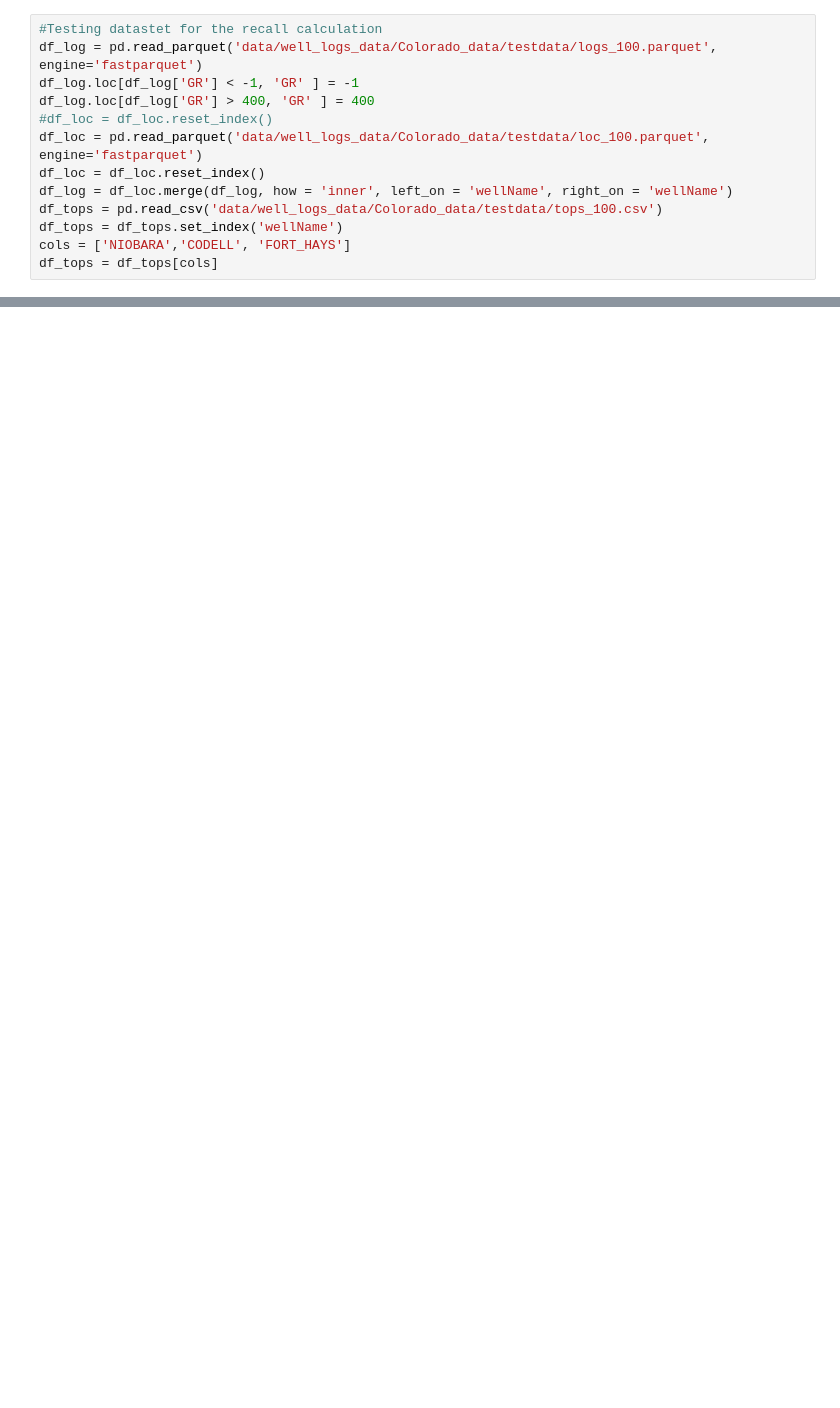
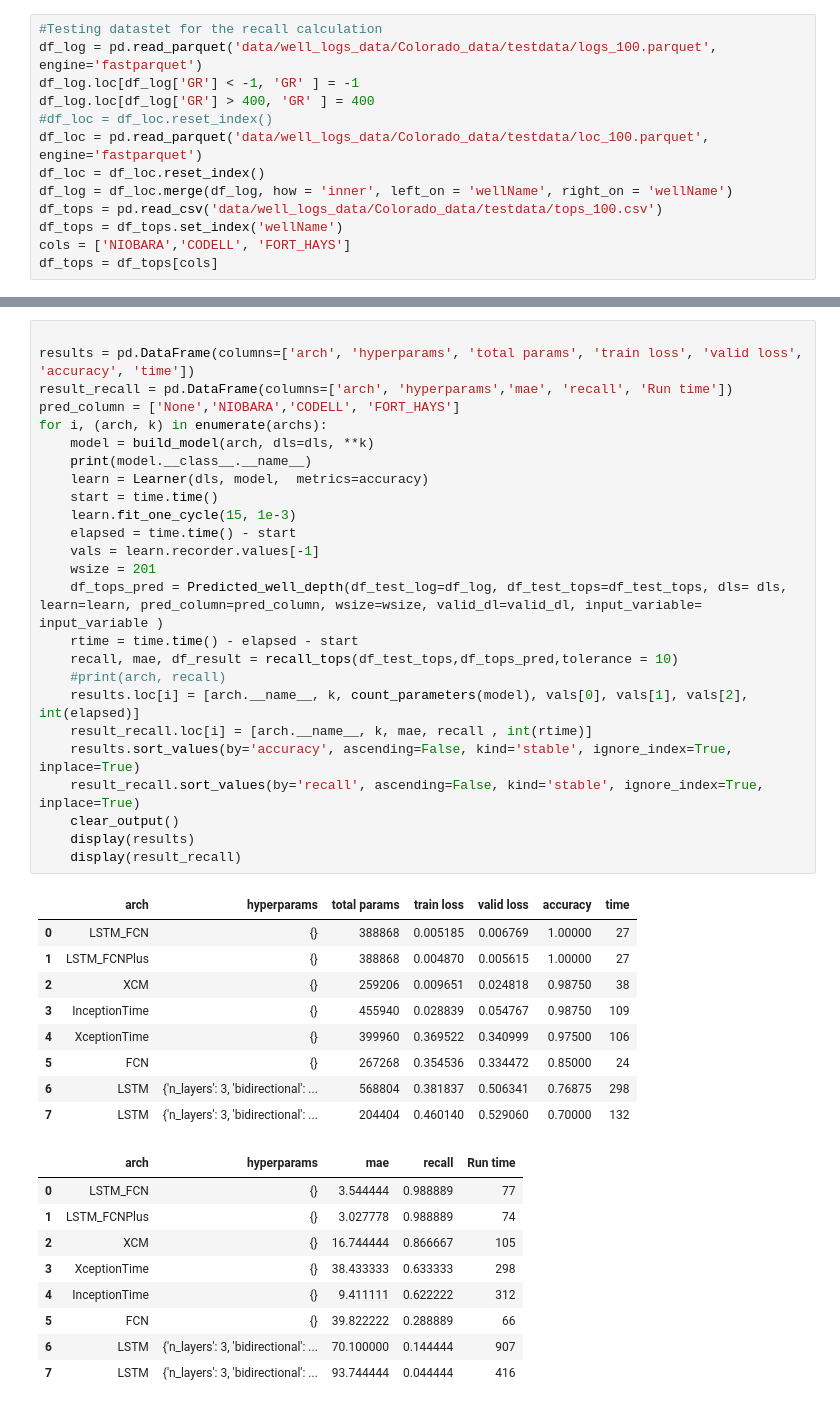
Before and after one commit to suryaprakashdev/Transformers_for_Time_series, a Jupyter notebook: Tutorial_Marker_propagation.ipynb, the cells around one changed output, grey strips where cells are left out. Drawn from its saved outputs; the diff is of its cells as text; blank space fills up the shorter version.

```diff
--- a/Tutorial_Marker_propagation.ipynb
+++ b/Tutorial_Marker_propagation.ipynb
@@ -32,0 +62,44 @@ X_train.shape, y_train.shape
+# %%
+
+results = pd.DataFrame(columns=['arch', 'hyperparams', 'total params', 'train loss', 'valid loss', 'accuracy', 'time'])
+result_recall = pd.DataFrame(columns=['arch', 'hyperparams','mae', 'recall', 'Run time'])
+pred_column = ['None','NIOBARA','CODELL', 'FORT_HAYS']
+for i, (arch, k) in enumerate(archs):
+    model = build_model(arch, dls=dls, **k)
+    print(model.__class__.__name__)
+    learn = Learner(dls, model,  metrics=accuracy)
+    start = time.time()
+    learn.fit_one_cycle(15, 1e-3)
+    elapsed = time.time() - start
+    vals = learn.recorder.values[-1]
+    wsize = 201
+    df_tops_pred = Predicted_well_depth(df_test_log=df_log, df_test_tops=df_test_tops, dls= dls, learn=learn, pred_column=pred_column, wsize=wsize, valid_dl=valid_dl, input_variable= input_variable )
+    rtime = time.time() - elapsed - start
+    recall, mae, df_result = recall_tops(df_test_tops,df_tops_pred,tolerance = 10)
+    #print(arch, recall)
+    results.loc[i] = [arch.__name__, k, count_parameters(model), vals[0], vals[1], vals[2], int(elapsed)]
+    result_recall.loc[i] = [arch.__name__, k, mae, recall , int(rtime)]
+    results.sort_values(by='accuracy', ascending=False, kind='stable', ignore_index=True, inplace=True)
+    result_recall.sort_values(by='recall', ascending=False, kind='stable', ignore_index=True, inplace=True)
+    clear_output()
+    display(results)
+    display(result_recall)
+# %% [output]
+|  | arch | hyperparams | total params | train loss | valid loss | accuracy | time |
+| 0 | LSTM_FCN | {} | 388868 | 0.005185 | 0.006769 | 1.00000 | 27 |
+| 1 | LSTM_FCNPlus | {} | 388868 | 0.004870 | 0.005615 | 1.00000 | 27 |
+| 2 | XCM | {} | 259206 | 0.009651 | 0.024818 | 0.98750 | 38 |
+| 3 | InceptionTime | {} | 455940 | 0.028839 | 0.054767 | 0.98750 | 109 |
+| 4 | XceptionTime | {} | 399960 | 0.369522 | 0.340999 | 0.97500 | 106 |
+| 5 | FCN | {} | 267268 | 0.354536 | 0.334472 | 0.85000 | 24 |
+| 6 | LSTM | {'n_layers': 3, 'bidirectional': ... | 568804 | 0.381837 | 0.506341 | 0.76875 | 298 |
+| 7 | LSTM | {'n_layers': 3, 'bidirectional': ... | 204404 | 0.460140 | 0.529060 | 0.70000 | 132 |
+|  | arch | hyperparams | mae | recall | Run time |
+| 0 | LSTM_FCN | {} | 3.544444 | 0.988889 | 77 |
+| 1 | LSTM_FCNPlus | {} | 3.027778 | 0.988889 | 74 |
+| 2 | XCM | {} | 16.744444 | 0.866667 | 105 |
+| 3 | XceptionTime | {} | 38.433333 | 0.633333 | 298 |
+| 4 | InceptionTime | {} | 9.411111 | 0.622222 | 312 |
+| 5 | FCN | {} | 39.822222 | 0.288889 | 66 |
+| 6 | LSTM | {'n_layers': 3, 'bidirectional': ... | 70.100000 | 0.144444 | 907 |
+| 7 | LSTM | {'n_layers': 3, 'bidirectional': ... | 93.744444 | 0.044444 | 416 |
```
Also changed, not shown: parts of 15 cells of this notebook.
